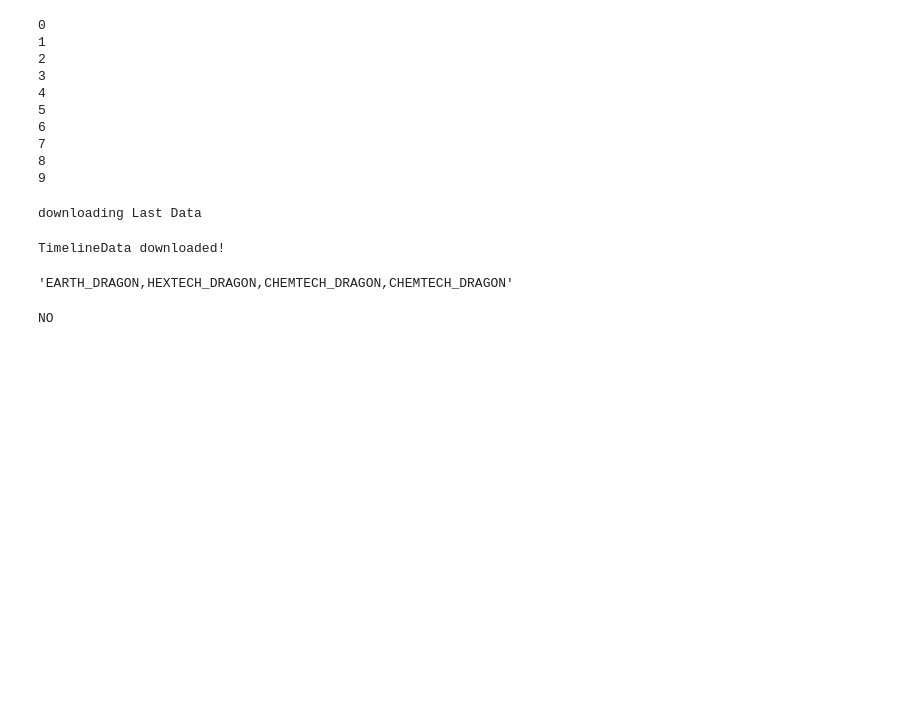
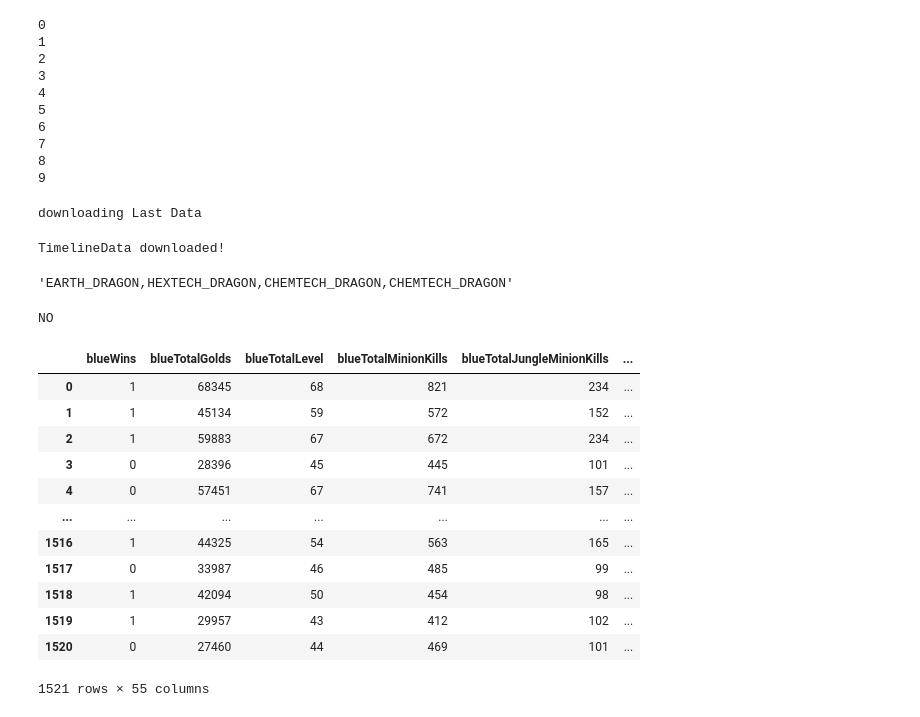
Before and after one commit to chomgid/esports_YSAL, a Jupyter notebook: LOL/CHANGWOOK/LOL_API1.ipynb, the cells around one changed output. Drawn from its saved outputs; the diff is of its cells as text; code cells hidden in the pictures; blank space fills up the shorter version.

```diff
--- a/LOL/CHANGWOOK/LOL_API1.ipynb
+++ b/LOL/CHANGWOOK/LOL_API1.ipynb
@@ -474,0 +483,18 @@ NO
+# %%
+df = pd.read_csv("/Users/ichang-ug/Documents/GitHub/esports_YSAL/LOL/CHANGWOOK/CL15_last_fix.csv")
+# %%
+df
+# %% [output]
+|  | blueWins | blueTotalGolds | blueTotalLevel | blueTotalMinionKills | blueTotalJungleMinionKills | ... |
+| 0 | 1 | 68345 | 68 | 821 | 234 | ... |
+| 1 | 1 | 45134 | 59 | 572 | 152 | ... |
+| 2 | 1 | 59883 | 67 | 672 | 234 | ... |
+| 3 | 0 | 28396 | 45 | 445 | 101 | ... |
+| 4 | 0 | 57451 | 67 | 741 | 157 | ... |
+| ... | ... | ... | ... | ... | ... | ... |
+| 1516 | 1 | 44325 | 54 | 563 | 165 | ... |
+| 1517 | 0 | 33987 | 46 | 485 | 99 | ... |
+| 1518 | 1 | 42094 | 50 | 454 | 98 | ... |
+| 1519 | 1 | 29957 | 43 | 412 | 102 | ... |
+| 1520 | 0 | 27460 | 44 | 469 | 101 | ... |
+1521 rows × 55 columns
```
Also changed, not shown: parts of 3 cells of this notebook, 5 other files.
